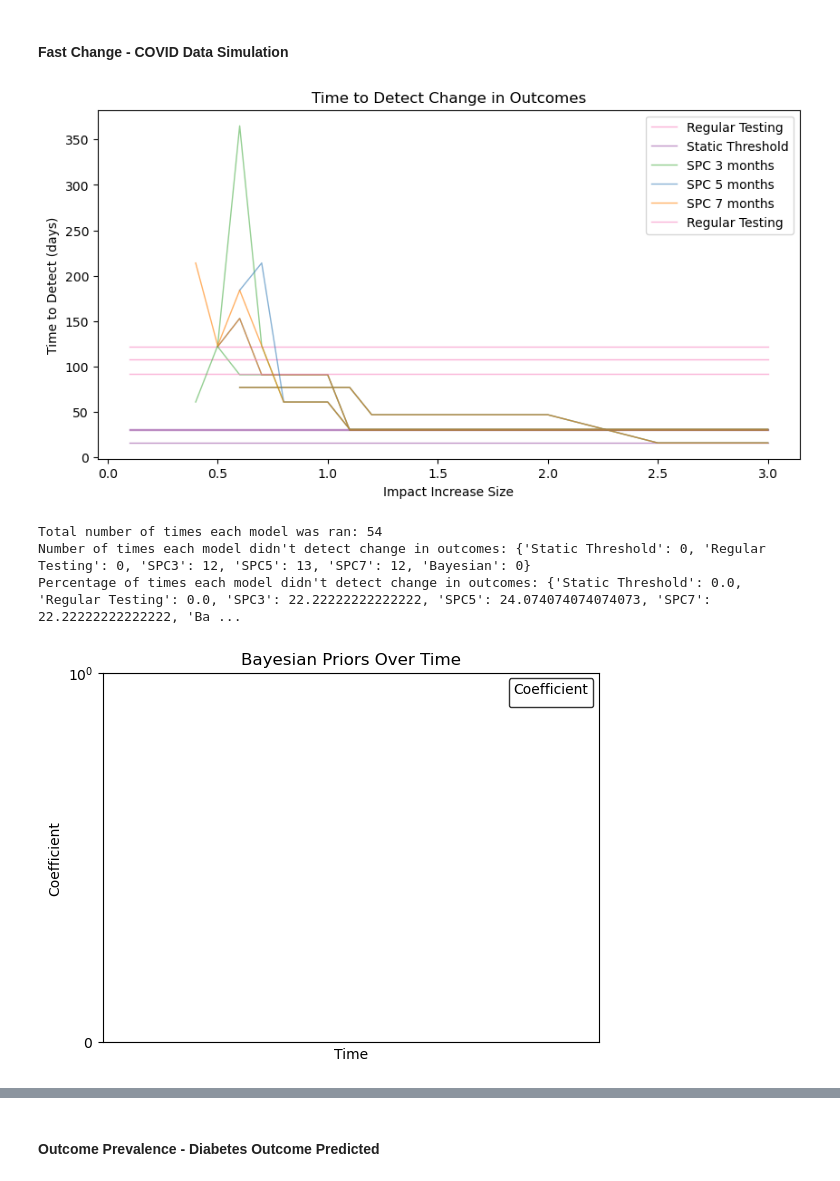
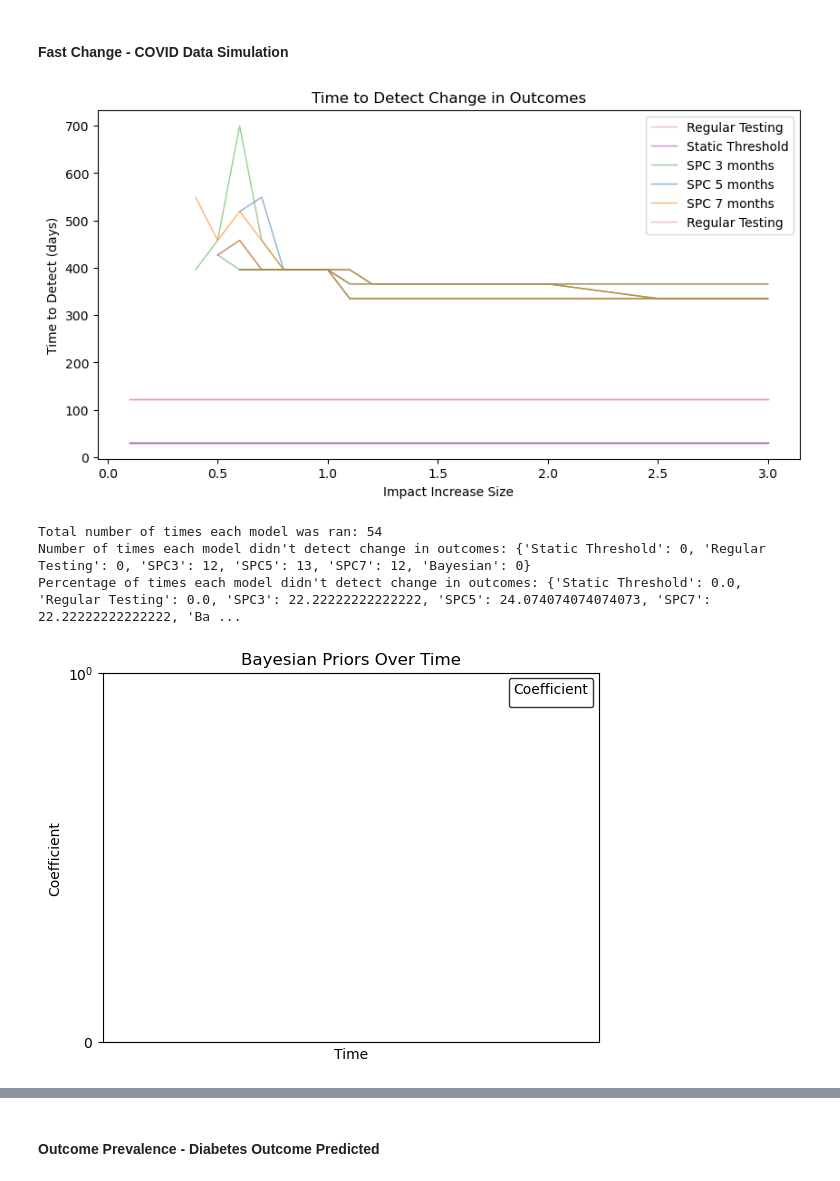
Before and after one commit to sdrelton/PREDICT, a Jupyter notebook: Comparison/detect_comparison.ipynb, the cells around one changed output, grey strips where cells are left out. Drawn from its saved outputs; the diff is of its cells as text; code cells hidden in the pictures.

```diff
--- a/Comparison/detect_comparison.ipynb
+++ b/Comparison/detect_comparison.ipynb
@@ -259,30 +259,7 @@ for switchDateidx, switchDateString in enumerate(switchDateStrings):
         df = pd.DataFrame(mydict)
 
         drop_sizes.append(custom_impact)
-        ########################## Regular Testing ##########################
-        model = RecalibratePredictions()
-        model.trigger = TimeframeTrigger(model=model, updateTimestep=100, dataStart=df['date'].min(), dataEnd=df['date'].max())
-        total_runs +=1
-        ttd = get_model_updated_log_covid(df, model, switchDateStrings, switchDateidx, "Regular Testing", undetected)
-        regular_ttd.append(ttd)
-
-        ############################ Static Threshold ############################
-        model = RecalibratePredictions()
-        model.trigger = AUROCThreshold(model=model, prediction_threshold=recalthreshold)
-        ttd = get_model_updated_log_covid(df, model, switchDateStrings, switchDateidx, "Static Threshold", undetected)
-        static_ttd.append(ttd)
-
-        ############################ SPC ############################
-        model = RecalibratePredictions()
-        model.trigger = SPCTrigger(model=model, input_data=df, numMonths=3, verbose=False)
-        ttd = get_model_updated_log_covid(df, model, switchDateStrings, switchDateidx, "SPC3", undetected)
-        spc_ttd3.append(ttd)
-        model.trigger = SPCTrigger(model=model, input_data=df, numMonths=5, verbose=False)
-        ttd = get_model_updated_log_covid(df, model, switchDateStrings, switchDateidx, "SPC5", undetected)
-        spc_ttd5.append(ttd)
-        model.trigger = SPCTrigger(model=model, input_data=df, numMonths=7, verbose=False)
-        ttd = get_model_updated_log_covid(df, model, switchDateStrings, switchDateidx, "SPC7", undetected)
-        spc_ttd7.append(ttd)
+        df, undetected, total_runs, regular_ttd, static_ttd, spc_ttd3, spc_ttd5, spc_ttd7 = run_recalibration_tests(df, startDate, undetected, total_runs, regular_ttd, static_ttd, spc_ttd3, spc_ttd5, spc_ttd7, recalthreshold)
 
         ############################ Bayesian ############################
         # model = BayesianModel(input_data=df, priors={"Intercept": (-1.5, 0.1), "age": (44, 16.3), "sex": (1, 0.562), "comorbidity": (1, 0.3), "ldh_high": (1, 0.15)}, cores=1, verbose=False, draws=100, tune=100, chains=2)
@@ -292,34 +269,34 @@ for switchDateidx, switchDateString in enumerate(switchDateStrings):
         # mytest.run()
         # log = mytest.getLog()
         # if "BayesianCoefficients" in log:
         #     bayes_dict["BayesianCoefficients"].update(log["BayesianCoefficients"])
         # ttd = get_model_updated_log_covid(df, model, switchDateStrings, switchDateidx, "Bayesian", undetected)
         # bayesian_ttd.append(ttd)
 
     plt.plot(drop_sizes, regular_ttd, color='#f781bf', label='Regular Testing', alpha=0.6, linewidth=1)
     plt.plot(drop_sizes, static_ttd, color='#984ea3', label='Static Threshold', alpha=0.6, linewidth=1)
     plt.plot(drop_sizes, spc_ttd3, color='#4daf4a', label='SPC 3 months', alpha=0.6, linewidth=1)
     plt.plot(drop_sizes, spc_ttd5, color='#377eb8', label='SPC 5 months', alpha=0.6, linewidth=1)
     plt.plot(drop_sizes, spc_ttd7, color='#ff7f00', label='SPC 7 months', alpha=0.6, linewidth=1)
     #plt.plot(drop_sizes, bayesian_ttd, color='#a65628', label='Bayesian', alpha=0.6, linewidth=1)
 
 
 plt.xlabel("Impact Increase Size")
 plt.ylabel("Time to Detect (days)")
 handles, labels = plt.gca().get_legend_handles_labels()
 plt.legend(handles[:6], labels[:6]) # EOnly the first plot of each model is labelled in the legend
 plt.show()
 
 # Print the number of undetected models
 print(f"Total number of times each model was ran: {total_runs}")
 percentages = {key: (value / total_runs * 100) if total_runs > 0 else 0 for key, value in undetected.items()}
 print("Number of times each model didn't detect change in outcomes:", undetected)
 print("Percentage of times each model didn't detect change in outcomes:", percentages)
 # These can only be plot to show one SwitchTime at a time, as repeating Timestamp keys will be overwritten
 BayesianCoefsPlot(bayes_dict)
 plot_prev_over_time(df, switchDateStrings, regular_ttd, static_ttd, spc_ttd3, spc_ttd5, spc_ttd7, bayesian_ttd)
 # %% [output]
-[figure, old version]
+[figure, new version]
 Total number of times each model was ran: 54
 Number of times each model didn't detect change in outcomes: {'Static Threshold': 0, 'Regular Testing': 0, 'SPC3': 12, 'SPC5': 13, 'SPC7': 12, 'Bayesian': 0}
 Percentage of times each model didn't detect change in outcomes: {'Static Threshold': 0.0, 'Regular Testing': 0.0, 'SPC3': 22.22222222222222, 'SPC5': 24.074074074074073, 'SPC7': 22.22222222222222, 'Ba ...
```
Also changed, not shown: parts of 4 cells of this notebook, 1 other file.
